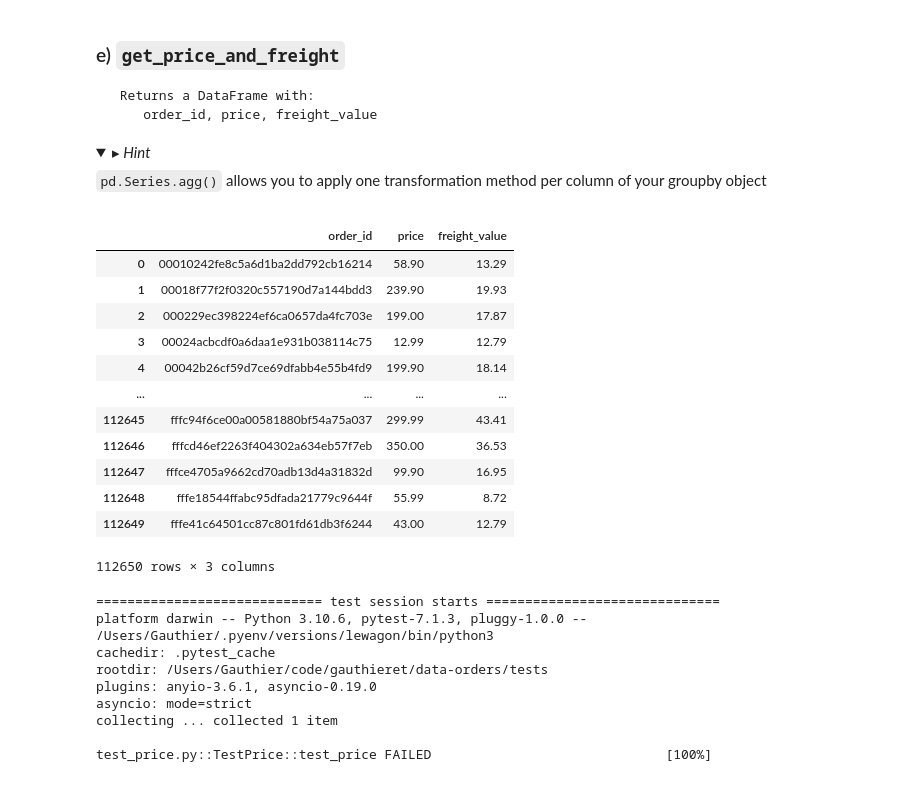
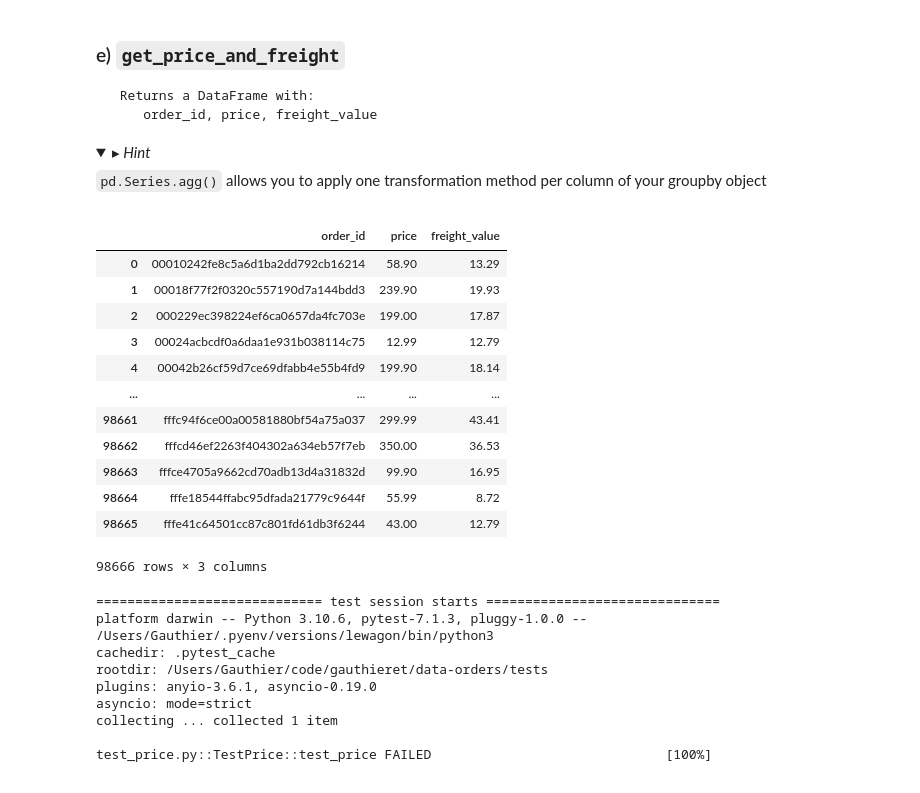
Before and after one commit to gauthieret/data-orders, a Jupyter notebook: orders.ipynb, the cells around one changed output. Cells and saved outputs as stored; diff of their text form; code cells hidden in the pictures; folded sections open.

```diff
--- a/orders.ipynb
+++ b/orders.ipynb
@@ -514,22 +514,22 @@ git push origin master
 </details>
 # %%
 order_items = data['order_items'].copy()
-price_and_freight = order_items[['order_id','price','freight_value']]
+price_and_freight = order_items.groupby('order_id')[['price','freight_value']].sum().reset_index()
 price_and_freight
 # %% [output]
 |  | order_id | price | freight_value |
 | 0 | 00010242fe8c5a6d1ba2dd792cb16214 | 58.90 | 13.29 |
 | 1 | 00018f77f2f0320c557190d7a144bdd3 | 239.90 | 19.93 |
 | 2 | 000229ec398224ef6ca0657da4fc703e | 199.00 | 17.87 |
 | 3 | 00024acbcdf0a6daa1e931b038114c75 | 12.99 | 12.79 |
 | 4 | 00042b26cf59d7ce69dfabb4e55b4fd9 | 199.90 | 18.14 |
 | ... | ... | ... | ... |
-| 112645 | fffc94f6ce00a00581880bf54a75a037 | 299.99 | 43.41 |
-| 112646 | fffcd46ef2263f404302a634eb57f7eb | 350.00 | 36.53 |
-| 112647 | fffce4705a9662cd70adb13d4a31832d | 99.90 | 16.95 |
-| 112648 | fffe18544ffabc95dfada21779c9644f | 55.99 | 8.72 |
-| 112649 | fffe41c64501cc87c801fd61db3f6244 | 43.00 | 12.79 |
+| 98661 | fffc94f6ce00a00581880bf54a75a037 | 299.99 | 43.41 |
+| 98662 | fffcd46ef2263f404302a634eb57f7eb | 350.00 | 36.53 |
+| 98663 | fffce4705a9662cd70adb13d4a31832d | 99.90 | 16.95 |
+| 98664 | fffe18544ffabc95dfada21779c9644f | 55.99 | 8.72 |
+| 98665 | fffe41c64501cc87c801fd61db3f6244 | 43.00 | 12.79 |
-112650 rows × 3 columns
+98666 rows × 3 columns
 # %%
 from nbresult import ChallengeResult
 result = ChallengeResult('price', shape=Order().get_price_and_freight().shape)
```
Also changed, not shown: 1 other file.
